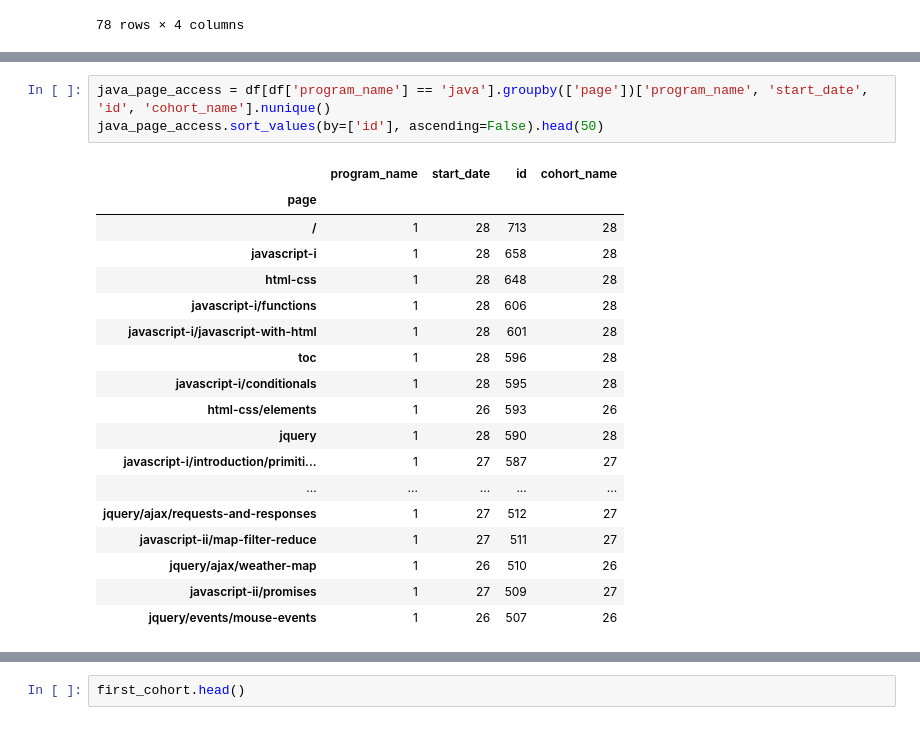
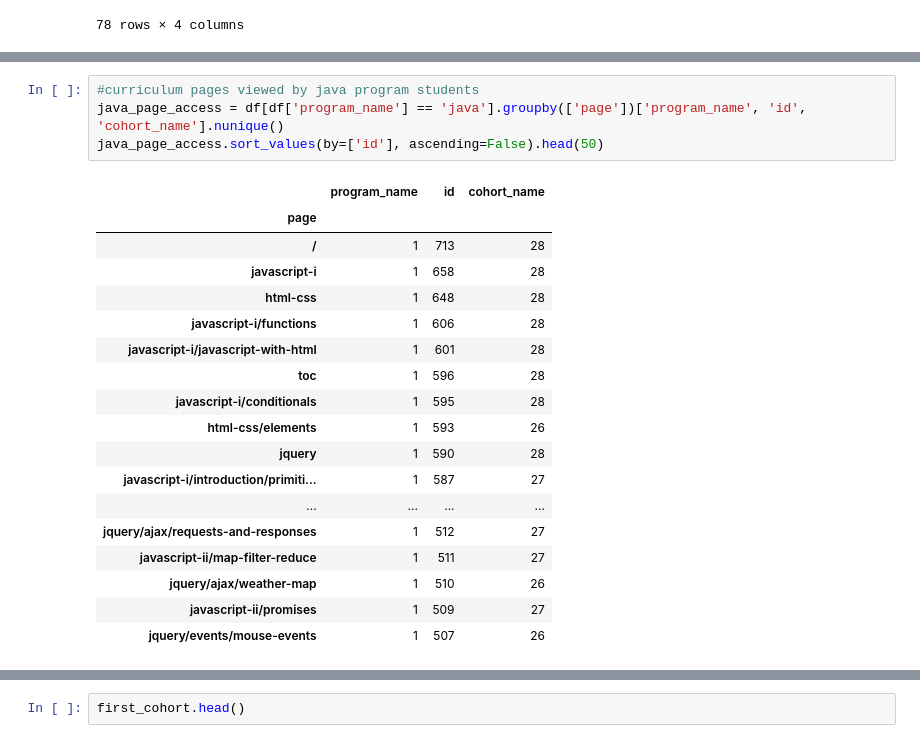
Before and after one commit to codeupdonuts/anomaly-project, a Jupyter notebook: jcrosenberger-notebook.ipynb, the cells around one changed output, grey strips where cells are left out. Saved outputs shown, nothing was run; the diff lists cells and outputs as text.

```diff
--- a/jcrosenberger-notebook.ipynb
+++ b/jcrosenberger-notebook.ipynb
@@ -188,22 +208,23 @@ ds_page_access.sort_values(by=['id'], ascending=False).head(50)
-# %%
-java_page_access = df[df['program_name'] == 'java'].groupby(['page'])['program_name', 'start_date', 'id', 'cohort_name'].nunique()
-java_page_access.sort_values(by=['id'], ascending=False).head(50)
-# %% [output]
-|  | program_name | start_date | id | cohort_name |
-| page |  |  |  |  |
-| / | 1 | 28 | 713 | 28 |
-| javascript-i | 1 | 28 | 658 | 28 |
-| html-css | 1 | 28 | 648 | 28 |
-| javascript-i/functions | 1 | 28 | 606 | 28 |
-| javascript-i/javascript-with-html | 1 | 28 | 601 | 28 |
-| toc | 1 | 28 | 596 | 28 |
-| javascript-i/conditionals | 1 | 28 | 595 | 28 |
-| html-css/elements | 1 | 26 | 593 | 26 |
-| jquery | 1 | 28 | 590 | 28 |
-| javascript-i/introduction/primiti... | 1 | 27 | 587 | 27 |
-| ... | ... | ... | ... | ... |
-| jquery/ajax/requests-and-responses | 1 | 27 | 512 | 27 |
-| javascript-ii/map-filter-reduce | 1 | 27 | 511 | 27 |
-| jquery/ajax/weather-map | 1 | 26 | 510 | 26 |
-| javascript-ii/promises | 1 | 27 | 509 | 27 |
-| jquery/events/mouse-events | 1 | 26 | 507 | 26 |
+# %%
+#curriculum pages viewed by java program students
+java_page_access = df[df['program_name'] == 'java'].groupby(['page'])['program_name', 'id', 'cohort_name'].nunique()
+java_page_access.sort_values(by=['id'], ascending=False).head(50)
+# %% [output]
+|  | program_name | id | cohort_name |
+| page |  |  |  |
+| / | 1 | 713 | 28 |
+| javascript-i | 1 | 658 | 28 |
+| html-css | 1 | 648 | 28 |
+| javascript-i/functions | 1 | 606 | 28 |
+| javascript-i/javascript-with-html | 1 | 601 | 28 |
+| toc | 1 | 596 | 28 |
+| javascript-i/conditionals | 1 | 595 | 28 |
+| html-css/elements | 1 | 593 | 26 |
+| jquery | 1 | 590 | 28 |
+| javascript-i/introduction/primiti... | 1 | 587 | 27 |
+| ... | ... | ... | ... |
+| jquery/ajax/requests-and-responses | 1 | 512 | 27 |
+| javascript-ii/map-filter-reduce | 1 | 511 | 27 |
+| jquery/ajax/weather-map | 1 | 510 | 26 |
+| javascript-ii/promises | 1 | 509 | 27 |
+| jquery/events/mouse-events | 1 | 507 | 26 |
```
Also changed, not shown: parts of 10 cells of this notebook.
